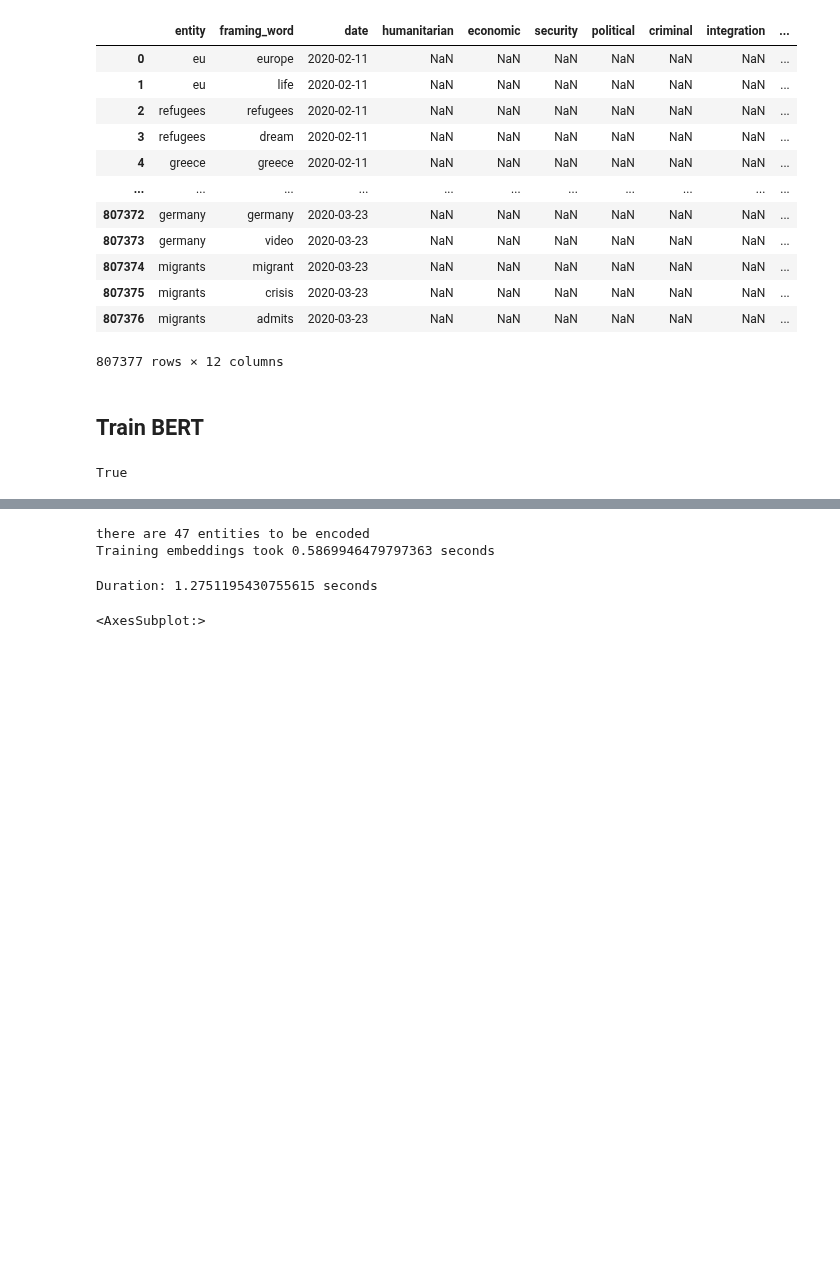
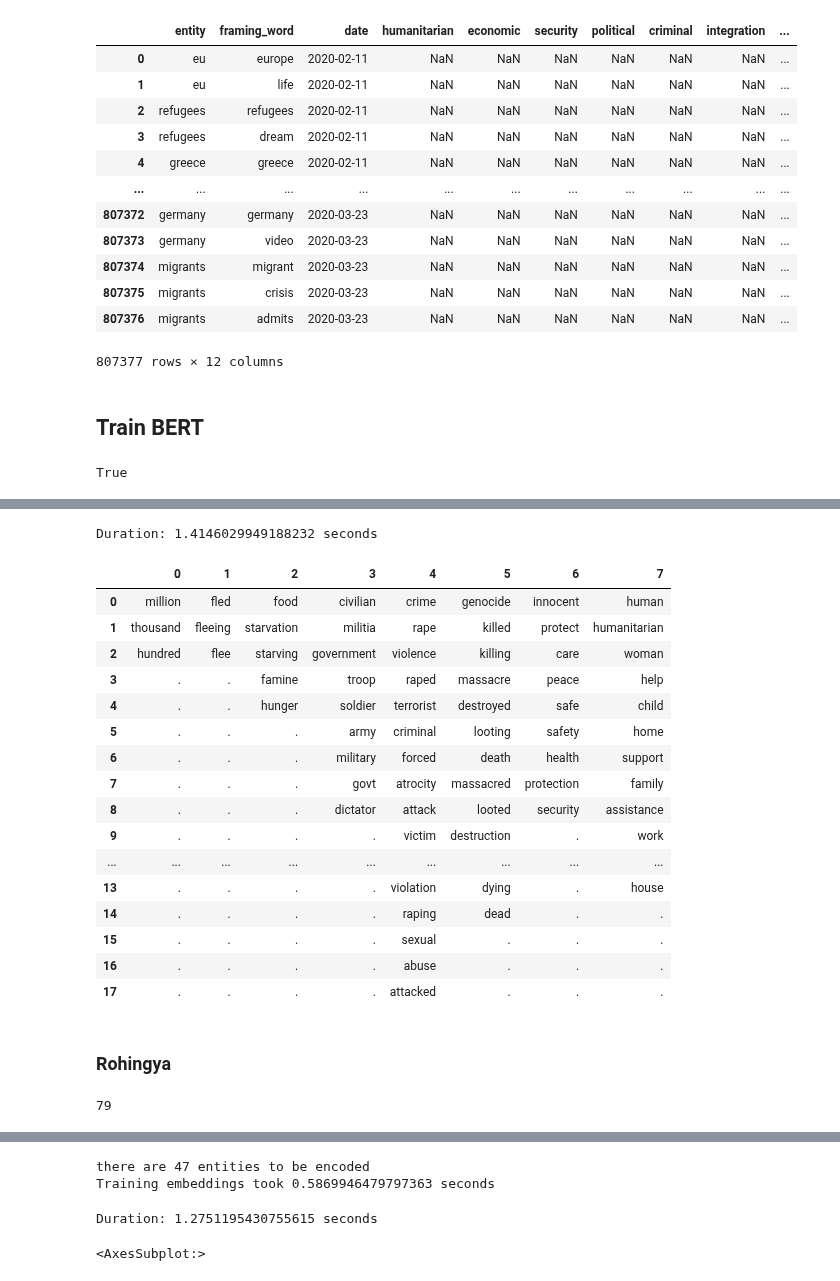
Before and after one commit to janiwo/refugee_project, a Jupyter notebook: Code/06c Frame identification.ipynb, the cells around one changed output, grey strips where cells are left out. Cells and saved outputs as stored; diff of their text form; code cells hidden in the pictures; blank space fills up the shorter version.

```diff
--- a/Code/06c Frame identification.ipynb
+++ b/Code/06c Frame identification.ipynb
@@ -723 +749,7 @@ len(removed_words)
+# %%
+most_frequent_words_greece = get_most_frequent_words(df_greece["text_stm"])
+most_frequent_words_channel = get_most_frequent_words(df_channel["text_stm"])
+most_frequent_words_tigray = get_most_frequent_words(df_tigray["text_stm"])
+most_frequent_words_rohingya = get_most_frequent_words(df_rohingya["text_stm"])
+most_frequent_words = list(set(most_frequent_words_greece+most_frequent_words_channel+most_frequent_words_tigray+most_frequent_words_rohingya))
 # %%
@@ -768,0 +787,14 @@ new_ne_list = [word for word in ne_list if word in most_frequent_words]
+# %%
+def create_frames(embedding, preference, most_frequent_words):
+    cluster = AffinityPropagation(preference = preference,  random_state=42).fit(embedding)
+    cluster_labels = cluster.labels_
+
+    labeled_tweet = pd.DataFrame({'word': most_frequent_words,'label':cluster_labels})
+
+    # Create documents per label
+    docs_per_class = labeled_tweet.groupby(['label'], as_index=False).agg({'word': ' '.join})
+
+    words_per_class = dict()
+    for label,word in zip(docs_per_class['label'],docs_per_class['word']):
+        words_per_class[label] = word.split(' ')
+    return pd.DataFrame(dict([ (k,pd.Series(v)) for k,v in words_per_class.items() ])).fillna('.').head(50)
@@ -768,0 +902,2 @@ new_ne_list = [word for word in ne_list if word in most_frequent_words]
+# %%
+tigray_embeddings = embed_words(most_frequent_words_tigray)
@@ -768,0 +907,29 @@ new_ne_list = [word for word in ne_list if word in most_frequent_words]
+# %%
+start = time()
+reduced_embedding_tigray = umap.UMAP(random_state=42,
+                                     n_components=3,
+                                     min_dist=0.1,
+                                     n_neighbors = 5).fit_transform(tigray_embeddings)
+print(f'Duration: {time() - start} seconds')
+# %% [output]
+Duration: 1.4146029949188232 seconds
+# %%
+create_frames(reduced_embedding_tigray,-10,most_frequent_words_tigray)
+# %% [output]
+|  | 0 | 1 | 2 | 3 | 4 | 5 | 6 | 7 |
+| 0 | million | fled | food | civilian | crime | genocide | innocent | human |
+| 1 | thousand | fleeing | starvation | militia | rape | killed | protect | humanitarian |
+| 2 | hundred | flee | starving | government | violence | killing | care | woman |
+| 3 | . | . | famine | troop | raped | massacre | peace | help |
+| 4 | . | . | hunger | soldier | terrorist | destroyed | safe | child |
+| 5 | . | . | . | army | criminal | looting | safety | home |
+| 6 | . | . | . | military | forced | death | health | support |
+| 7 | . | . | . | govt | atrocity | massacred | protection | family |
+| 8 | . | . | . | dictator | attack | looted | security | assistance |
+| 9 | . | . | . | . | victim | destruction | . | work |
+| ... | ... | ... | ... | ... | ... | ... | ... | ... |
+| 13 | . | . | . | . | violation | dying | . | house |
+| 14 | . | . | . | . | raping | dead | . | . |
+| 15 | . | . | . | . | sexual | . | . | . |
+| 16 | . | . | . | . | abuse | . | . | . |
+| 17 | . | . | . | . | attacked | . | . | . |
@@ -768,0 +947,6 @@ new_ne_list = [word for word in ne_list if word in most_frequent_words]
+# %% [markdown]
+### Rohingya
+# %%
+len(most_frequent_words_rohingya)
+# %% [output]
+79
```
Also changed, not shown: parts of 35 cells of this notebook.
